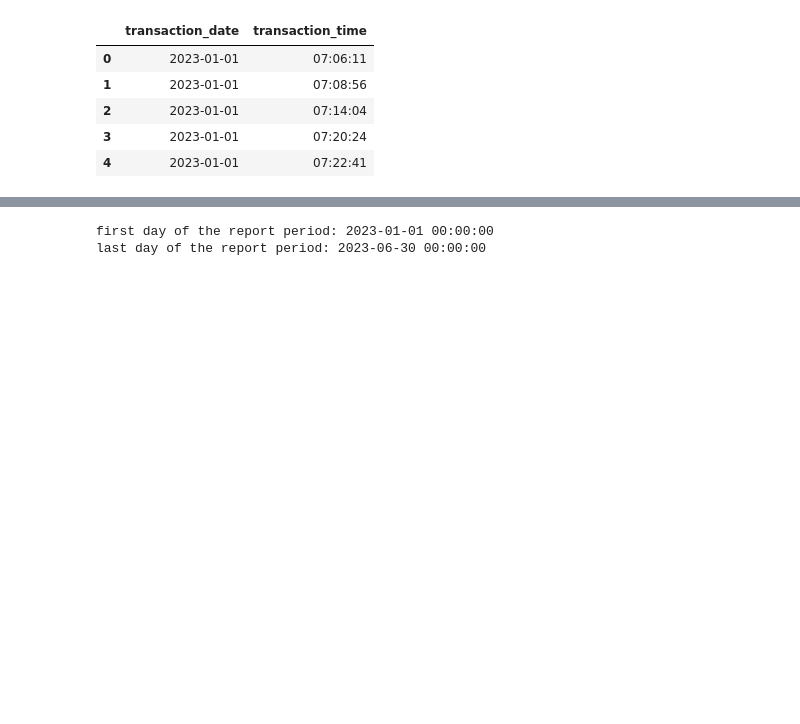
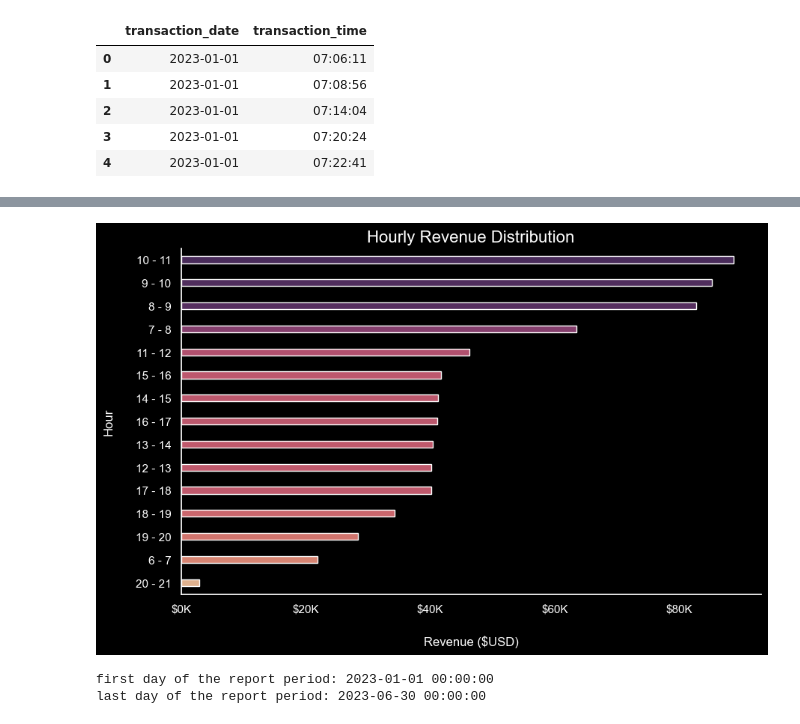
Before and after one commit to HuDragm/Coffee-Shop-Sales, a Jupyter notebook: notebooks/initial_eda.ipynb, the cells around one changed output, grey strips where cells are left out. Saved outputs shown, nothing was run; the diff lists cells and outputs as text; code cells hidden in the pictures; blank space fills up the shorter version.

```diff
--- a/notebooks/initial_eda.ipynb
+++ b/notebooks/initial_eda.ipynb
@@ -108,3 +164,26 @@ df[['transaction_date', 'transaction_time']].head(5)
+# %%
+revenue_per_hour = df.groupby('time_range')['revenue'].sum().to_frame().sort_values(by='revenue', ascending=False)
+
+plt.figure(figsize=(10, 6))
+sns.set_theme( style='dark')
+
+sns.barplot(data= revenue_per_hour, x='revenue', y='time_range', hue='revenue', palette='flare', legend= False, width= 0.3)
+sns.despine()
+
+plt.gca().set_facecolor("#000000")
+plt.gcf().set_facecolor('#000000')
+plt.tick_params(axis='both', colors='white')
+
+ax = plt.gca()
+ax.xaxis.set_major_formatter(plt.FuncFormatter(lambda x, pos: f'${int(x/1000)}K'))
+
+plt.title('Hourly Revenue Distribution', fontsize= 16, color='white')
+plt.xlabel('Revenue ($USD)', fontsize=12, color='white', labelpad=20)
+plt.ylabel('Hour', fontsize=12, color='white', labelpad=20)
+
+plt.show()
+# %% [output]
+[figure, added]
 # %%
 # checking the time report range of the data
 print(f"first day of the report period: {df['transaction_date'].min()}")
```
Also changed, not shown: parts of 16 cells of this notebook, 13 other files.
